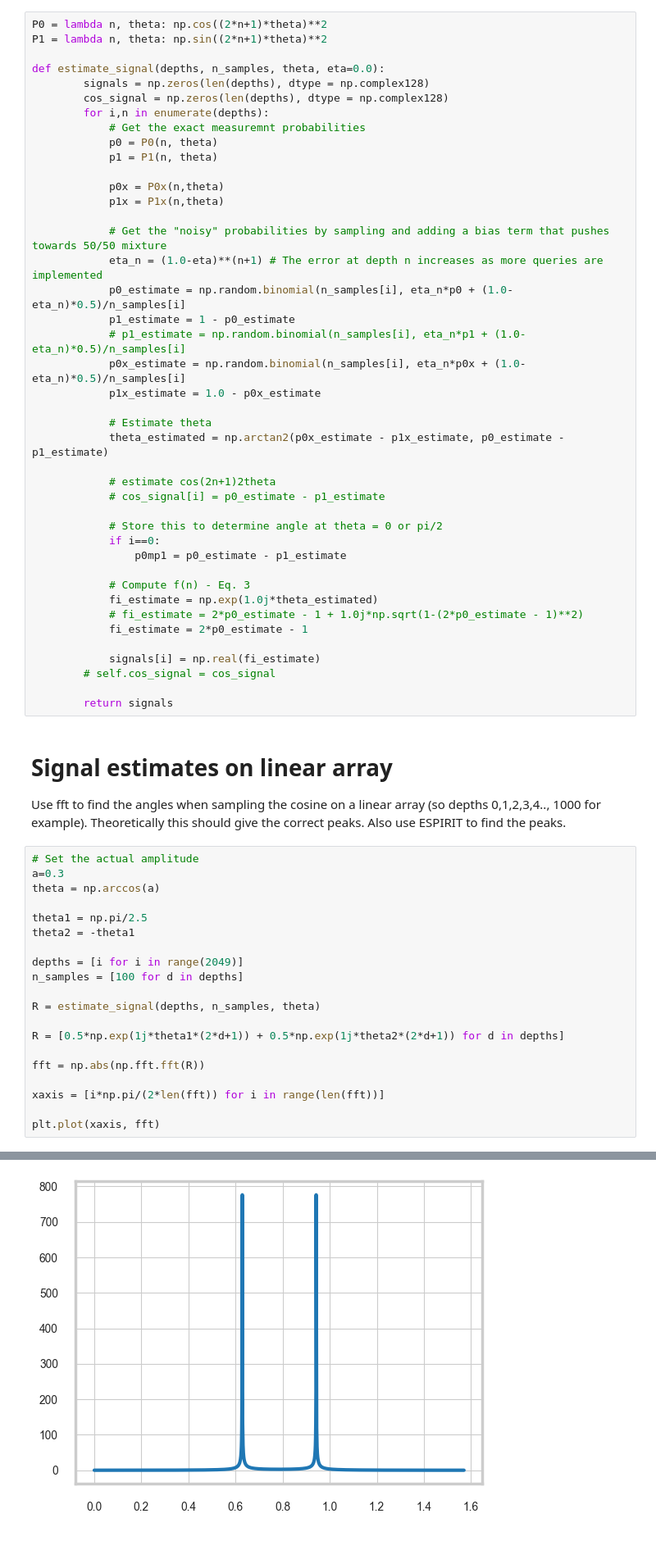
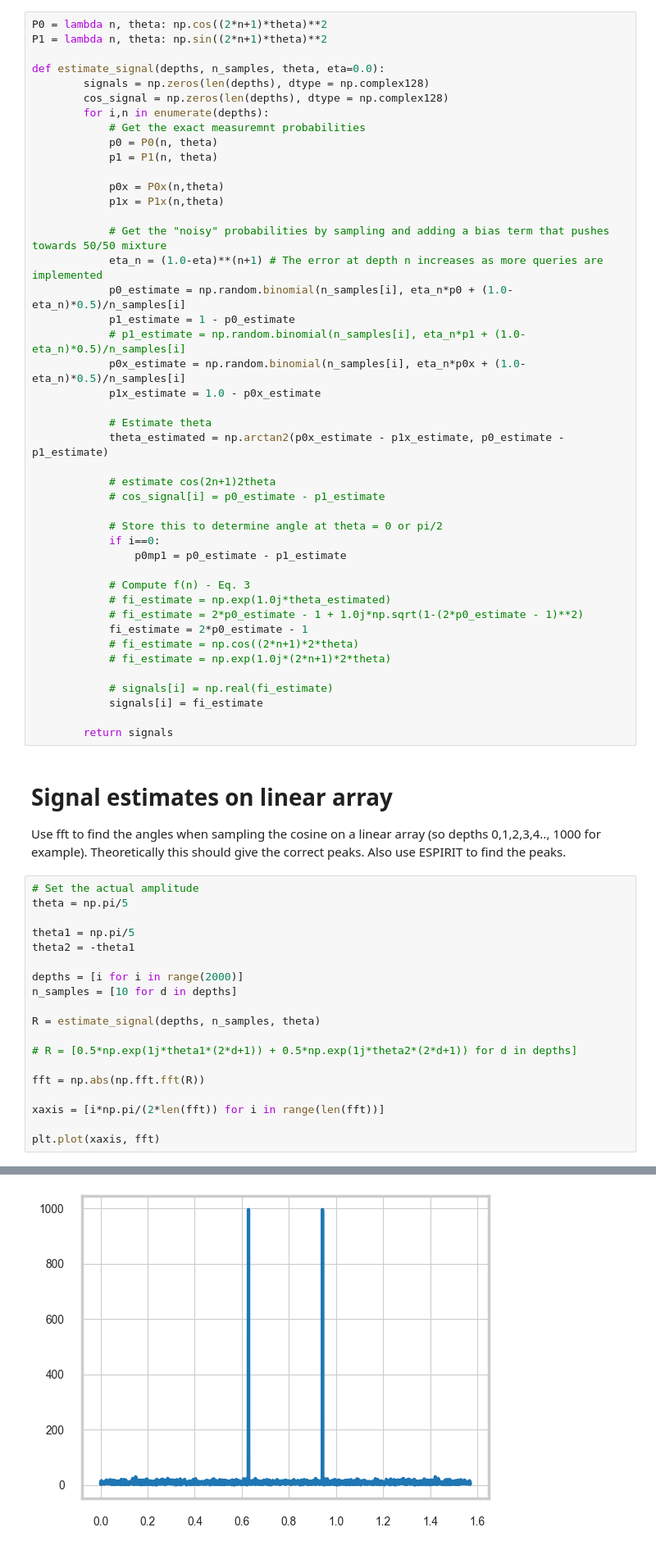
Before and after one commit to unitaryfund/csAE, a Jupyter notebook: real_valued_signal.ipynb, the cells around one changed output, grey strips where cells are left out. Shown at 82% size. Drawn from its saved outputs; the diff is of its cells as text.

```diff
--- a/real_valued_signal.ipynb
+++ b/real_valued_signal.ipynb
@@ -46,12 +46,14 @@ def estimate_signal(depths, n_samples, theta, eta=0.0):
                 p0mp1 = p0_estimate - p1_estimate
 
             # Compute f(n) - Eq. 3
-            fi_estimate = np.exp(1.0j*theta_estimated)
+            # fi_estimate = np.exp(1.0j*theta_estimated)
             # fi_estimate = 2*p0_estimate - 1 + 1.0j*np.sqrt(1-(2*p0_estimate - 1)**2)
             fi_estimate = 2*p0_estimate - 1
+            # fi_estimate = np.cos((2*n+1)*2*theta)
+            # fi_estimate = np.exp(1.0j*(2*n+1)*2*theta)
 
-            signals[i] = np.real(fi_estimate)
-        # self.cos_signal = cos_signal
+            # signals[i] = np.real(fi_estimate)
+            signals[i] = fi_estimate
 
         return signals
 # %% [markdown]
@@ -62,27 +64,26 @@ Theoretically this should give the correct peaks.
 Also use ESPIRIT to find the peaks.
 # %%
 # Set the actual amplitude
-a=0.3
-theta = np.arccos(a)
+theta = np.pi/5
 
-theta1 = np.pi/2.5
+theta1 = np.pi/5
 theta2 = -theta1
 
-depths = [i for i in range(2049)]
-n_samples = [100 for d in depths]
+depths = [i for i in range(2000)]
+n_samples = [10 for d in depths]
 
 R = estimate_signal(depths, n_samples, theta)
 
-R = [0.5*np.exp(1j*theta1*(2*d+1)) + 0.5*np.exp(1j*theta2*(2*d+1)) for d in depths]
+# R = [0.5*np.exp(1j*theta1*(2*d+1)) + 0.5*np.exp(1j*theta2*(2*d+1)) for d in depths]
 
 fft = np.abs(np.fft.fft(R))
 
 xaxis = [i*np.pi/(2*len(fft)) for i in range(len(fft))]
 
 plt.plot(xaxis, fft)
 # %% [output]
 [<matplotlib.lines.Line2D at 0x...>]
-[figure, old version]
+[figure, new version]
 # %%
 # amax = np.argmax(fft[:len(fft)//2])
 amax = np.argmax(fft)
```
Also changed, not shown: parts of 16 cells of this notebook, 2 other files.
